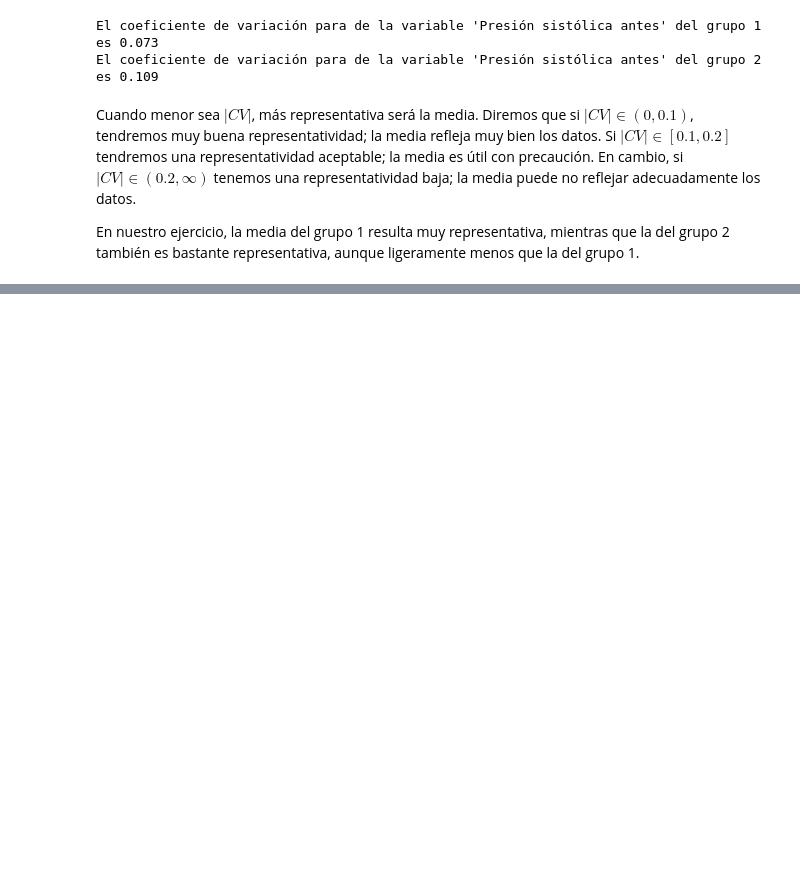
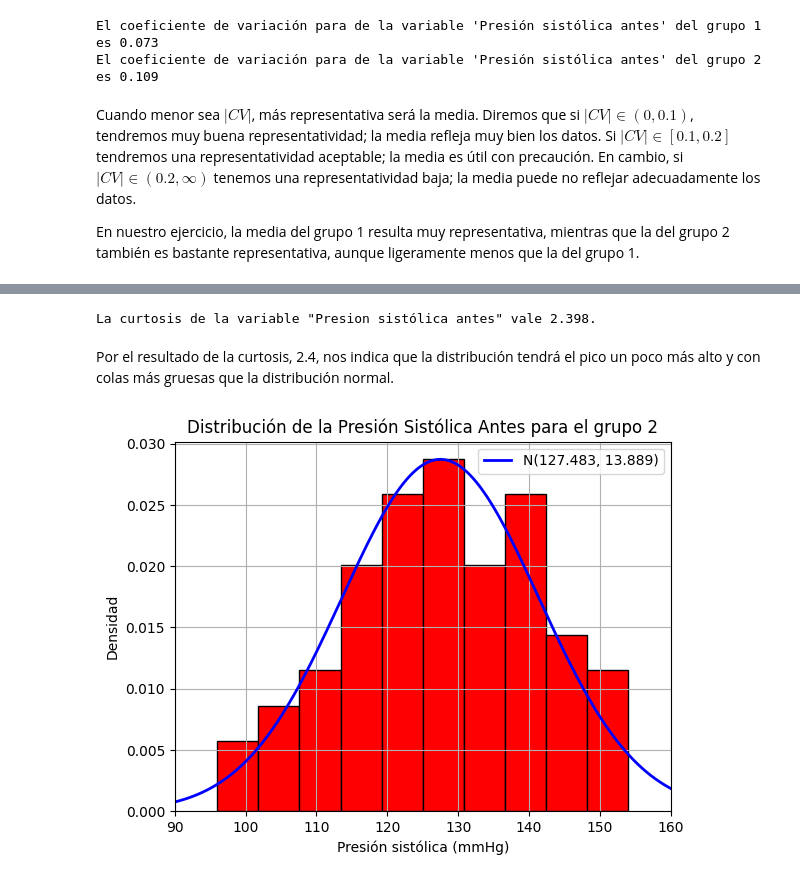
Before and after one commit to mikiaguilo/Entrega, a Jupyter notebook: Entrega.ipynb, the cells around one changed output, grey strips where cells are left out. Drawn from its saved outputs; the diff is of its cells as text; code cells hidden in the pictures; blank space fills up the shorter version.

```diff
--- a/Entrega.ipynb
+++ b/Entrega.ipynb
@@ -102,0 +142,34 @@ En nuestro ejercicio, la media del grupo 1 resulta muy representativa, mientras
+# %%
+print(f'La curtosis de la variable "Presion sistólica antes" vale {round(grupo_2["Presion sistólica antes"].kurtosis()+3,3)}.')
+# %% [output]
+La curtosis de la variable "Presion sistólica antes" vale 2.398.
+# %% [markdown]
+Por el resultado de la curtosis, 2.4, nos indica que la distribución tendrá el pico un poco más alto y con colas más gruesas que la distribución normal.
+# %%
+import numpy as np
+import matplotlib.pyplot as plt
+from scipy.stats import norm
+
+# Parámetros de la distribución normal deseada
+media = 127.483
+desv = 13.889
+
+# Histograma de tus datos reales
+plt.hist(grupo_2["Presion sistólica antes"], bins=10, color='red', edgecolor='black', density=True)
+plt.xlim(90, 160)
+plt.title("Distribución de la Presión Sistólica Antes para el grupo 2")
+plt.xlabel("Presión sistólica (mmHg)")
+plt.ylabel("Densidad")  # usamos densidad para comparar con la curva normal
+plt.grid(True)
+
+# Curva normal teórica centrada en la media y desviación dadas
+x = np.linspace(90, 160, 1000)
+y = norm.pdf(x, media, desv)
+
+# Añadimos la curva al mismo gráfico
+plt.plot(x, y, 'b', linewidth=2, label=f'N({media:.3f}, {desv:.3f})')
+
+plt.legend()
+plt.show()
+# %% [output]
+[figure, added]
```
Also changed, not shown: parts of 7 cells of this notebook.
